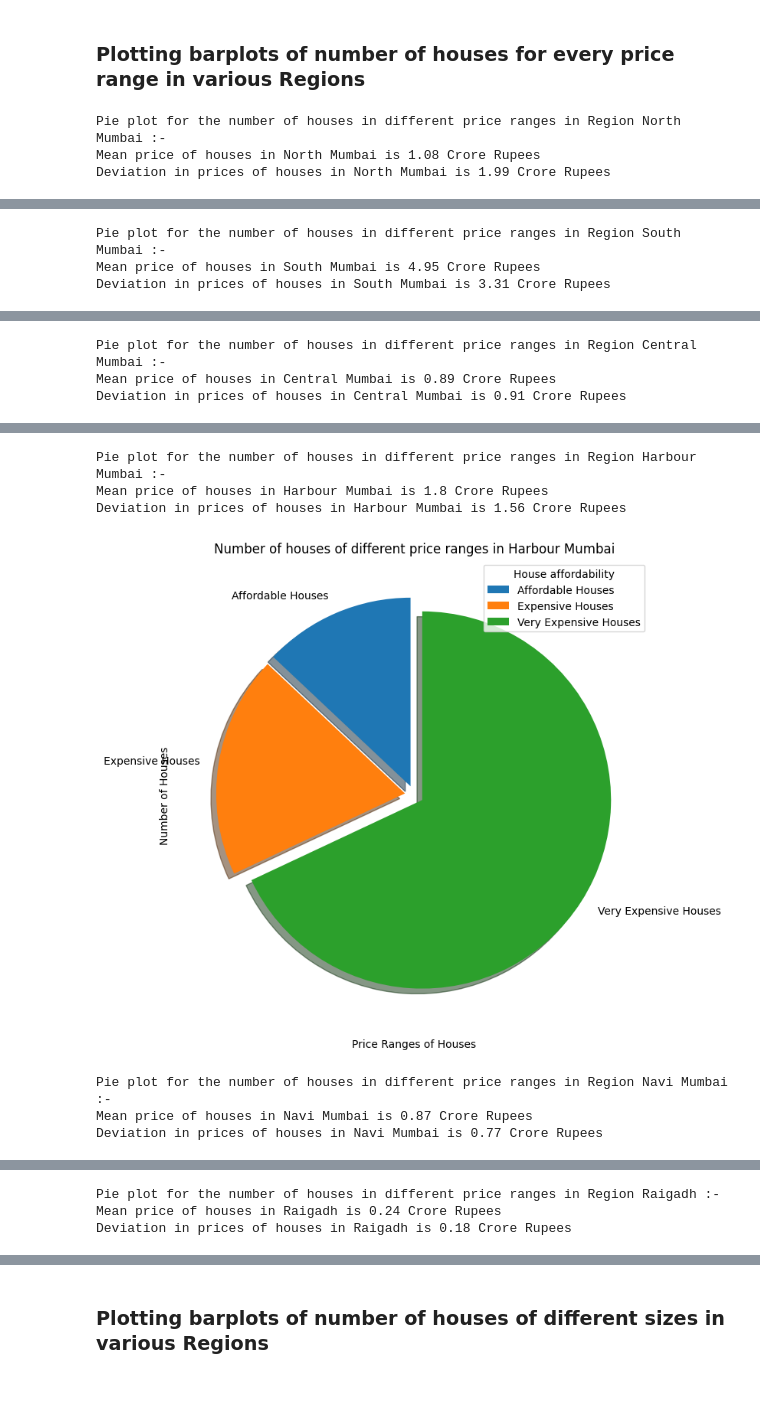
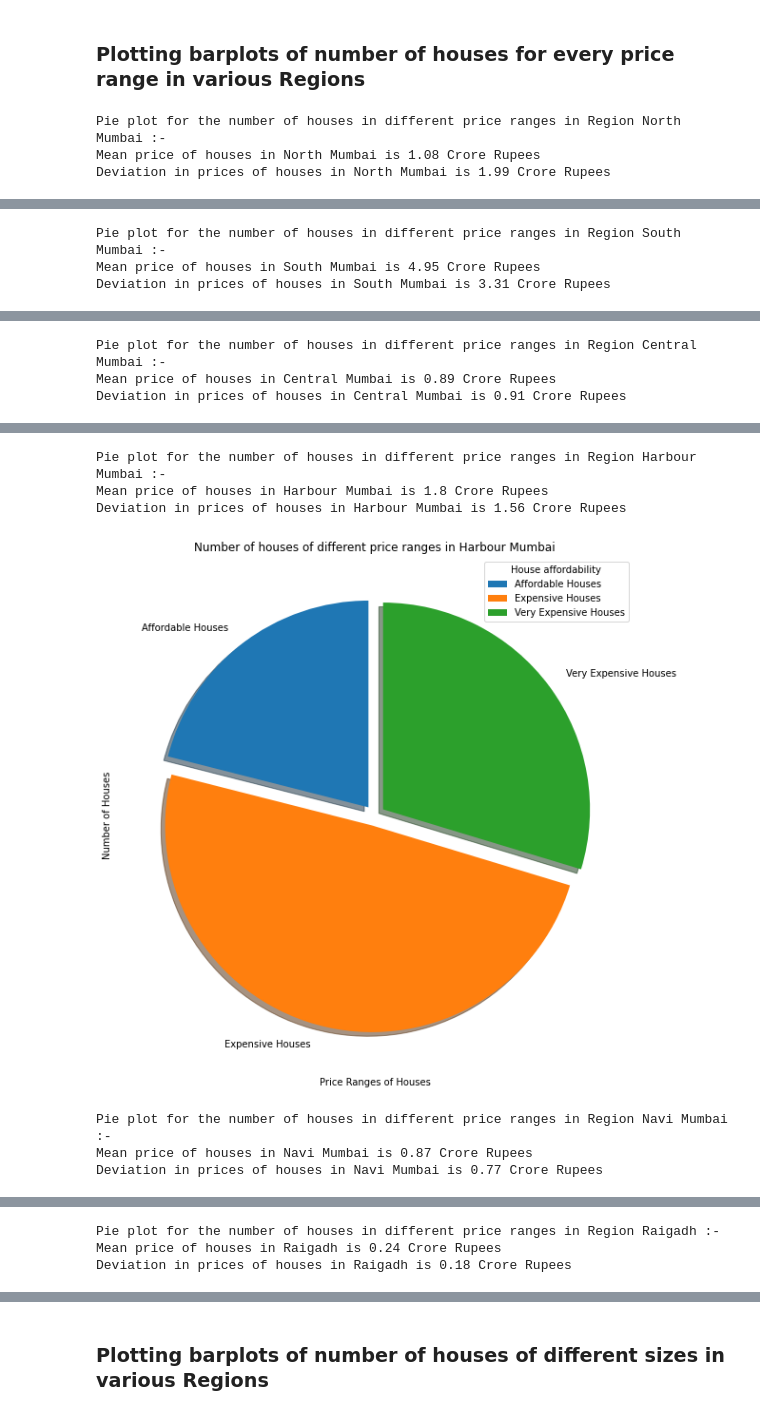
Before and after one commit to Ojas1905/DS203-PROJECT, a Jupyter notebook: DS203_PROJECT.ipynb, the cells around one changed output, grey strips where cells are left out. Drawn from its saved outputs; the diff is of its cells as text; code cells hidden in the pictures; blank space fills up the shorter version.

```diff
--- a/DS203_PROJECT.ipynb
+++ b/DS203_PROJECT.ipynb
@@ -19,9 +19,9 @@ import statistics as st
 # %% [markdown]
 ## Reading csv file into a DataFrame
 # %%
-url = r"C:\Users\omkar\Downloads\house-price-mumbai.csv"
+#url = r"C:\Users\omkar\Downloads\house-price-mumbai.csv"
 #url = r"C:\Users\OJAS\Downloads\house-price-mumbai.csv"
-#url="https://raw.githubusercontent.com/omkarnitsureiitb/DS203-PROJECT/main/house-price-mumbai.csv?token=GHSAT0AAAAAABZOJ4ZFU6HD5UTYC2O67T4WY37MMEA"
+url= "/Users/hitaanshshah/Downloads/house_price_mumbai.csv"
 df = pd.read_csv(url)
 
 display(df)
@@ -272,9 +272,9 @@ std_price = np.std(price)
 # 50 lakh considered as the upper limit for affordable houses
 # 1 crores IS considered as the upper limit for the expensive houses
 for index in range(0, len(price)):
-    if price[index] <= 0.5:
+    if price[index] <= 0.75:
         affordable_houses += 1
-    elif (price[index] > 0.5) and (price[index] <= 1.0):
+    elif (price[index] > 0.75) and (price[index] <= 2.0):
         expensive_houses += 1
     else:
         very_expensive_houses += 1
@@ -323,7 +323,7 @@ std_size = np.std(house_size)
 for index in range(0, len(house_size)):
     if house_size[index] <= 600:
         small_houses += 1
-    elif (house_size[index] > 600) and (house_size[index] <= 1000):
+    elif (house_size[index] > 600) and (house_size[index] <= 1500):
         medium_houses += 1
     else:
          large_houses += 1
@@ -371,9 +371,9 @@ std_price_sqft = np.std(price_sqft)
 for index in range(0, len(price_sqft)):
     if price_sqft[index] <= 5000:
         low_price_sqft += 1
-    elif (price_sqft[index] > 5000) and (price_sqft[index] <= 10000):
+    elif (price_sqft[index] > 5000) and (price_sqft[index] <= 15000):
         medium_price_sqft += 1
-    elif (price_sqft[index] > 10000) and (price_sqft[index] <= 15000):
+    elif (price_sqft[index] > 15000) and (price_sqft[index] <= 25000):
         high_price_sqft += 1
     else:
         very_high_price_sqft += 1
@@ -527,9 +529,9 @@ for index1 in range(0, len(Regions)):
     std_price = np.std(price)
 
     for index2 in range(0, len(price)):
-        if price[index2] <= 0.5:            # 0.5 Cr as the maximum limit for affordable houses
+        if price[index2] <= 0.75:            # 0.5 Cr as the maximum limit for affordable houses
             affordable_houses += 1
-        elif (price[index2] > 0.5) and (price[index2] <= 1.0):  # 1 Cr as the maximum limit for expensive houses
+        elif (price[index2] > 0.75) and (price[index2] <= 2.0):  # 1 Cr as the maximum limit for expensive houses
             expensive_houses += 1
         else:
             very_expensive_houses += 1
@@ -544,7 +546,7 @@ for index1 in range(0, len(Regions)):
 
     print('Deviation in prices of houses in ' + Regions[index1] + ' is ' + str(round(std_price, 2)) + ' Crore Rupees')
 
-    plt.figure(figsize=(9,8))
+    plt.figure(figsize=(10,10))
     myexplode = [0.05,0.05,0.05]
 
     plt.pie(frequency,labels=price_categories,explode=myexplode,shadow=True, startangle=90)
@@ -574,7 +576,7 @@ Deviation in prices of houses in Central Mumbai is 0.91 Crore Rupees
 Pie plot for the number of houses in different price ranges in Region Harbour Mumbai :-
 Mean price of houses in Harbour Mumbai is 1.8 Crore Rupees
 Deviation in prices of houses in Harbour Mumbai is 1.56 Crore Rupees
-[figure, old version]
+[figure, new version]
 Pie plot for the number of houses in different price ranges in Region Navi Mumbai :-
 Mean price of houses in Navi Mumbai is 0.87 Crore Rupees
 Deviation in prices of houses in Navi Mumbai is 0.77 Crore Rupees
```
Also changed, not shown: parts of 17 cells of this notebook.
